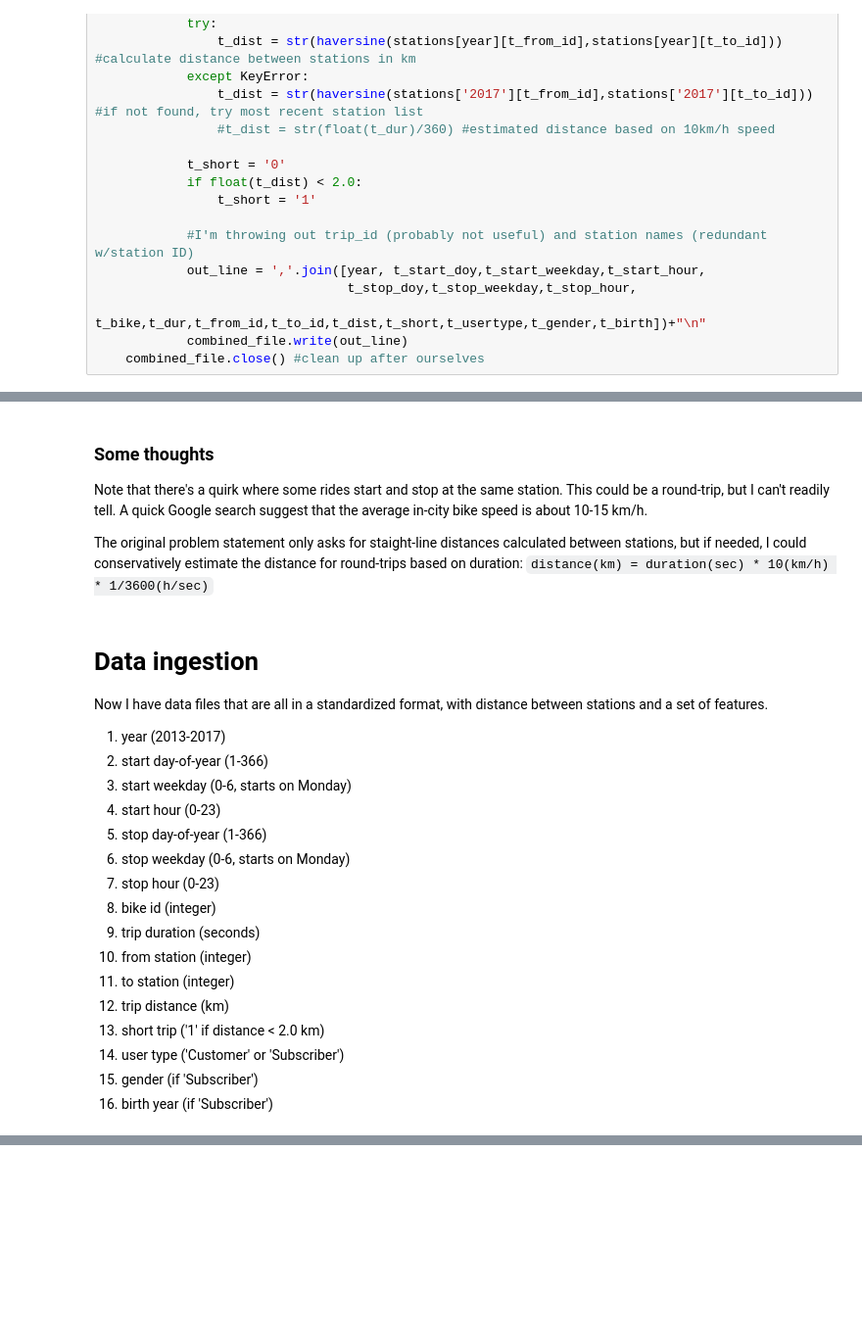
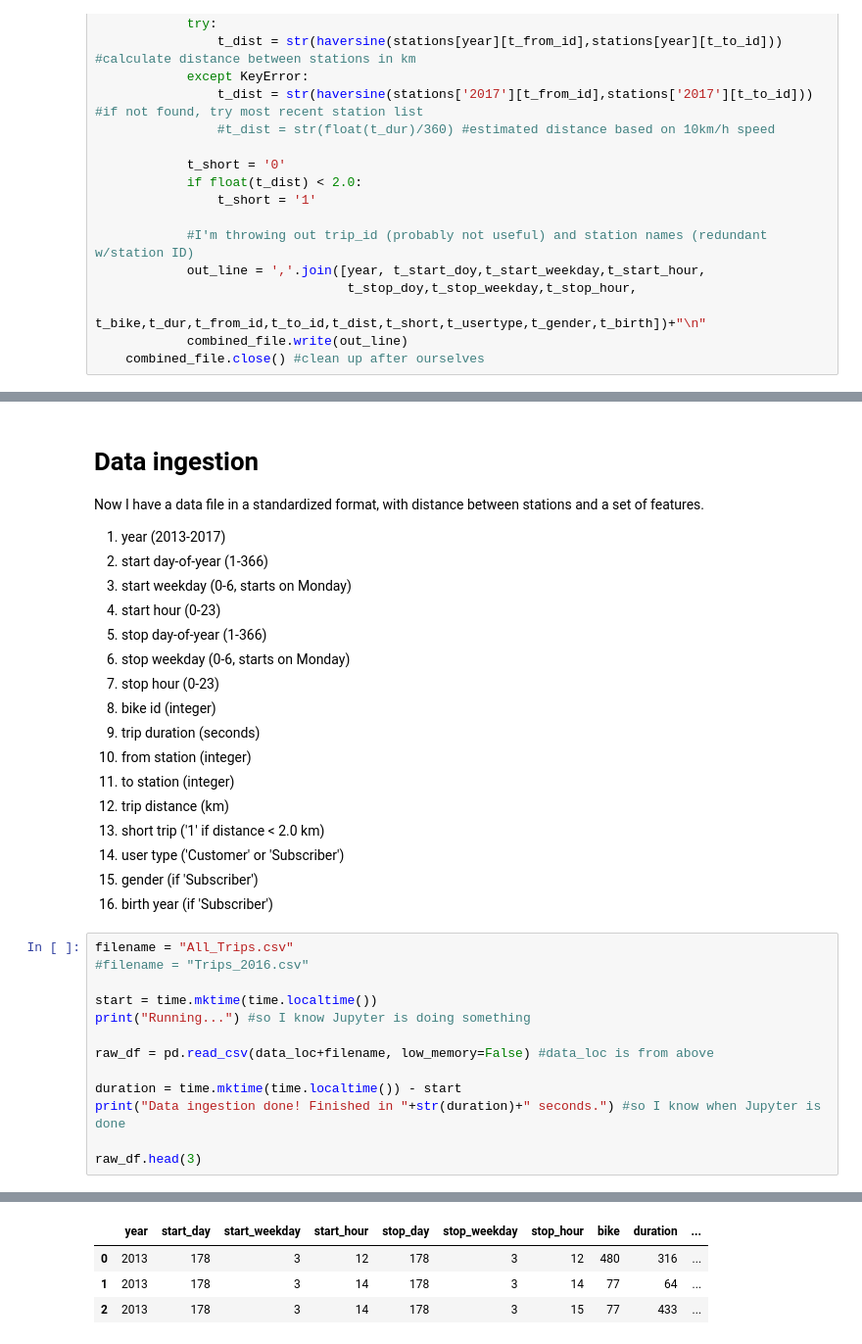
Before and after one commit to AlanAu/data-challenges, a Jupyter notebook: Alan Au - Divvy.ipynb, the cells around one changed output, grey strips where cells are left out. Shown: that part at 98% size. Cells and saved outputs as stored; diff of their text form; blank space fills up the shorter version.

````diff
--- a/Alan Au - Divvy.ipynb
+++ b/Alan Au - Divvy.ipynb
@@ -238,13 +241,7 @@ Trips-by-year done! Finished in 600.0 seconds.
-# %% [markdown]
-### Some thoughts
-
-Note that there's a quirk where some rides start and stop at the same station. This could be a round-trip, but I can't readily tell. A quick Google search suggest that the average in-city bike speed is about 10-15 km/h.
-
-The original problem statement only asks for staight-line distances calculated between stations, but if needed, I could conservatively estimate the distance for round-trips based on duration: ```distance(km) = duration(sec) * 10(km/h) * 1/3600(h/sec)```
 # %% [markdown]
 # Data ingestion
 
-Now I have data files that are all in a standardized format, with distance between stations and a set of features.
+Now I have a data file in a standardized format, with distance between stations and a set of features.
 
 1. year (2013-2017)
 2. start day-of-year (1-366)
@@ -262,3 +259,17 @@ Now I have data files that are all in a standardized format, with distance betwe
 15. user type ('Customer' or 'Subscriber')
 16. gender (if 'Subscriber')
 17. birth year (if 'Subscriber')
+# %%
+filename = "All_Trips.csv"
+#filename = "Trips_2016.csv"
+
+start = time.mktime(time.localtime())
+print("Running...") #so I know Jupyter is doing something
+
+raw_df = pd.read_csv(data_loc+filename, low_memory=False) #data_loc is from above
+
+duration = time.mktime(time.localtime()) - start
+print("Data ingestion done! Finished in "+str(duration)+" seconds.") #so I know when Jupyter is done
+
+raw_df.head(3)
+# %% [output]
@@ -264,0 +278,4 @@ Now I have data files that are all in a standardized format, with distance betwe
+|  | year | start_day | start_weekday | start_hour | stop_day | stop_weekday | stop_hour | bike | duration | ... |
+| 0 | 2013 | 178 | 3 | 12 | 178 | 3 | 12 | 480 | 316 | ... |
+| 1 | 2013 | 178 | 3 | 14 | 178 | 3 | 14 | 77 | 64 | ... |
+| 2 | 2013 | 178 | 3 | 14 | 178 | 3 | 15 | 77 | 433 | ... |
````
Also changed, not shown: parts of 17 cells of this notebook.
